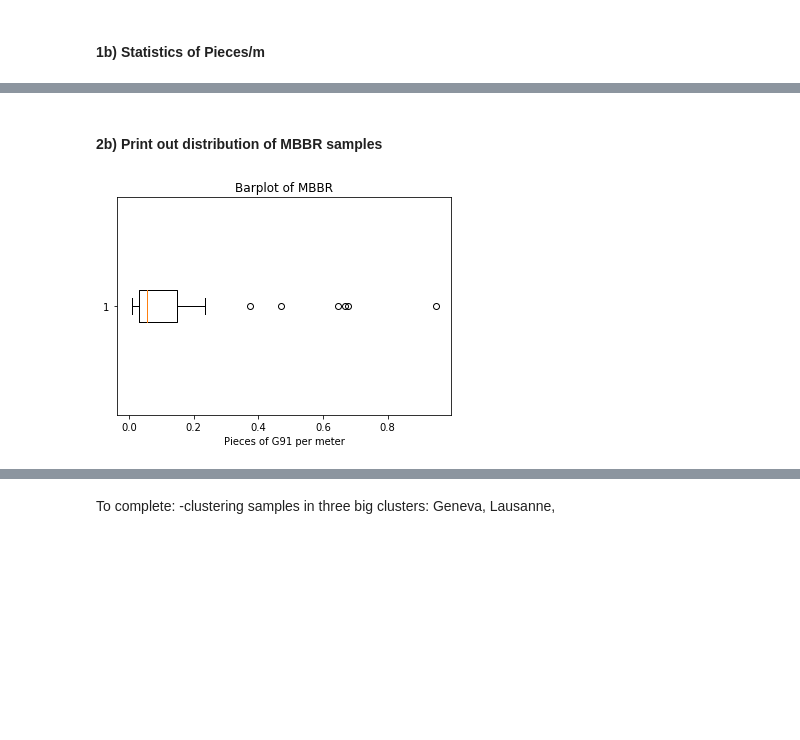
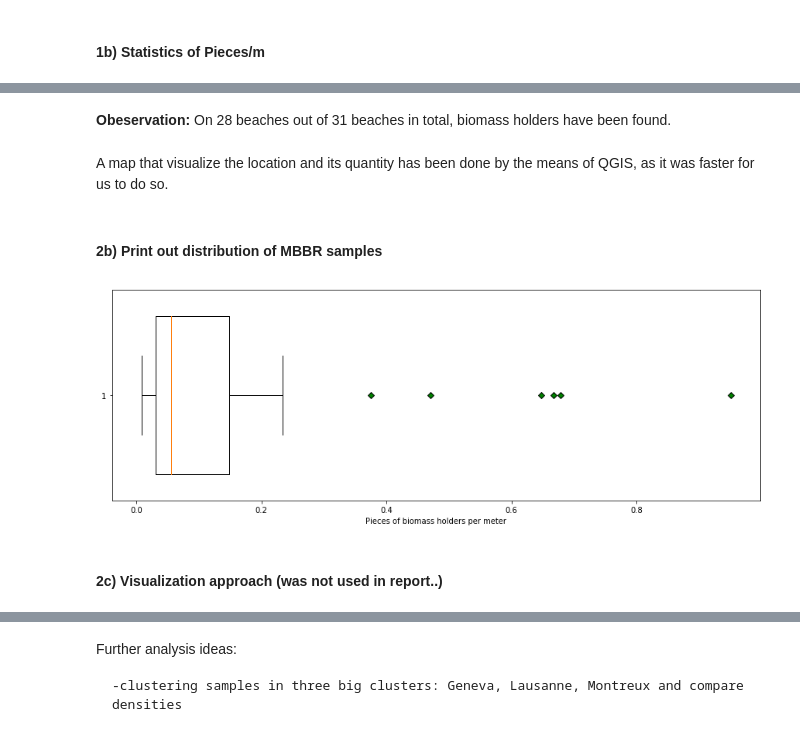
Before and after one commit to hammerdirt/solidWaste2018, a Jupyter notebook: SWE_Students.ipynb, the cells around one changed output, grey strips where cells are left out. Cells and saved outputs as stored; diff of their text form; code cells hidden in the pictures; blank space fills up the shorter version.

Commit message:
Notebook used for graphs in report

```diff
--- a/SWE_Students.ipynb
+++ b/SWE_Students.ipynb
@@ -101,3 +151,5 @@ mbbr['density']=mbbr['quantity']/mbbr['length']
+# %% [markdown]
+**Obeservation:** On 28 beaches out of 31 beaches in total, biomass holders have been found.
 # %%
 #join to get location information
 mbbr_places = mbbr.merge(beaches, left_on='location_id', right_on='location', how='left')
@@ -104,12 +160,19 @@ mbbr_places = mbbr.merge(beaches, left_on='location_id', right_on='location', ho
+# %% [markdown]
+A map that visualize the location and its quantity has been done by the means of QGIS, as it was faster for us to do so.
 # %% [markdown]
 #### 2b) Print out distribution of MBBR samples
 # %%
 #create boxplot
-plt.boxplot(mbbr['density'], vert=False)
-plt.title('Barplot of MBBR')
-plt.xlabel('Pieces of G91 per meter')
+#boxplot of mbbr densities
+plt.figure(figsize=(15, 5))
+
+plt.boxplot(mbbr.density, vert=False, widths=0.75, flierprops=dict(markerfacecolor='g', marker='D'))
+plt.xlabel('Pieces of biomass holders per meter')
+plt.savefig('statistics_mbbr.png')
 plt.show()
 # %% [output]
-[figure, old version]
+[figure, new version]
+# %% [markdown]
+#### 2c) Visualization approach (was not used in report..)
 # %%
 #define function for mapping density as circle markers on folium map
@@ -141,5 +211,6 @@ m
 # %% [output]
 [interactive output not drawn]
 # %% [markdown]
-To complete:
-    -clustering samples in three big clusters: Geneva, Lausanne,
+Further analysis ideas:
+
+    -clustering samples in three big clusters: Geneva, Lausanne, Montreux and compare densities
```
Also changed, not shown: parts of 13 cells of this notebook.
